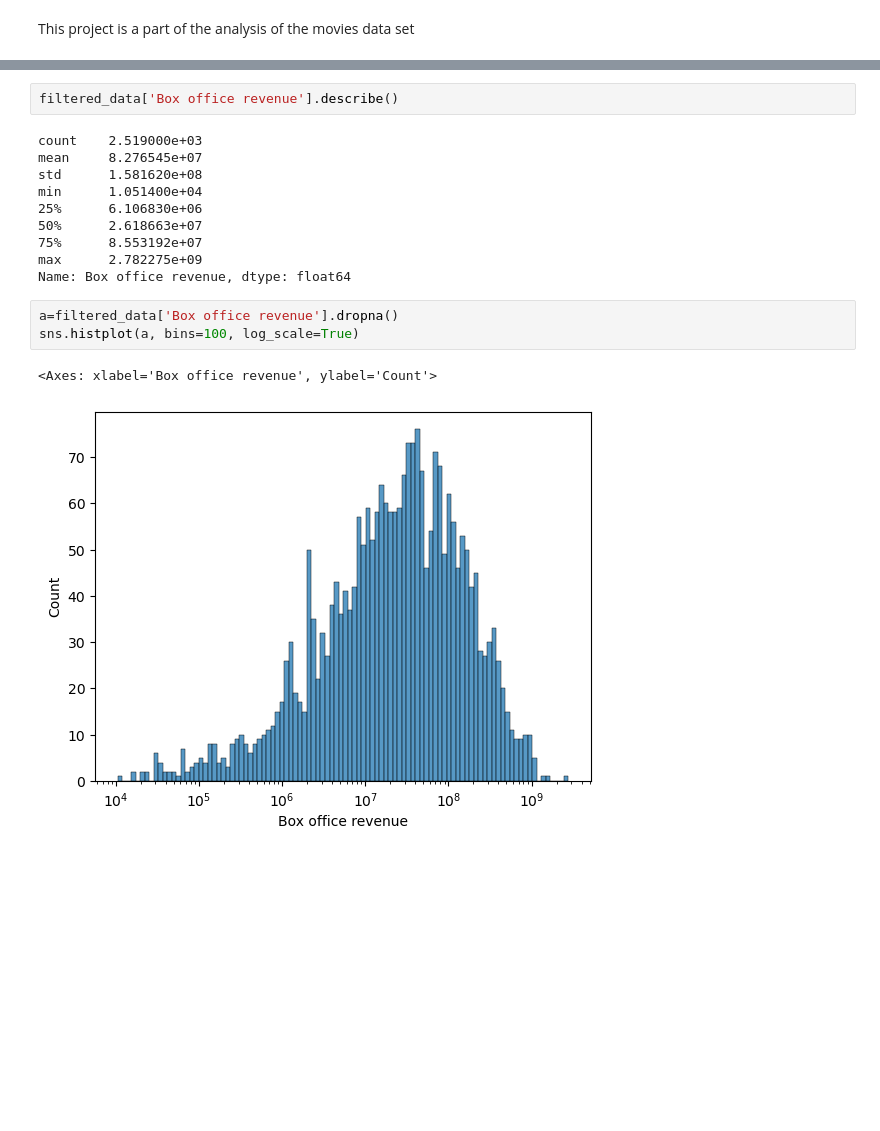
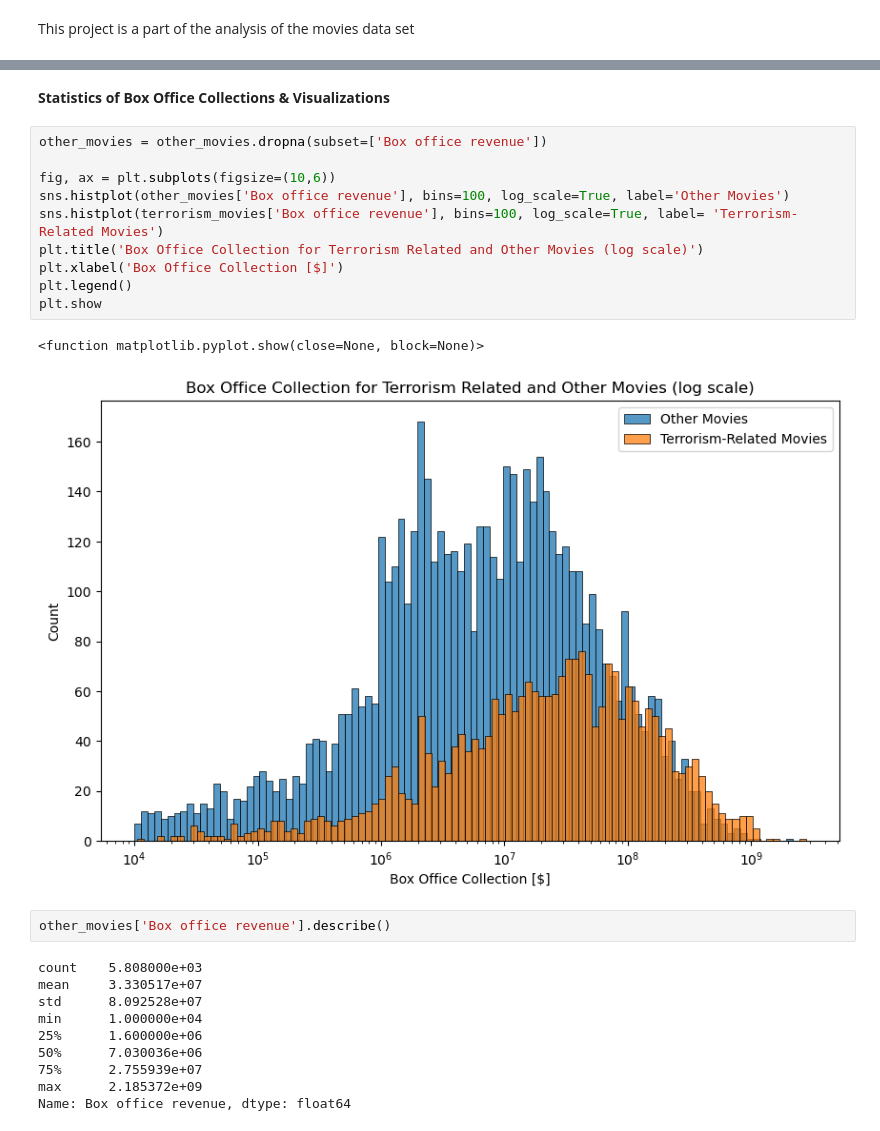
Before and after one commit to epfl-ada/ada-2023-project-boat2023, a Jupyter notebook: projectADA.ipynb, the cells around one changed output, grey strips where cells are left out. Drawn from its saved outputs; the diff is of its cells as text; blank space fills up the shorter version.

```diff
--- a/projectADA.ipynb
+++ b/projectADA.ipynb
@@ -96,18 +83,27 @@ plt.show()
+# %% [markdown]
+**Statistics of Box Office Collections & Visualizations**
+# %%
+other_movies = other_movies.dropna(subset=['Box office revenue'])
+
+fig, ax = plt.subplots(figsize=(10,6))
+sns.histplot(other_movies['Box office revenue'], bins=100, log_scale=True, label='Other Movies')
+sns.histplot(terrorism_movies['Box office revenue'], bins=100, log_scale=True, label= 'Terrorism-Related Movies')
+plt.title('Box Office Collection for Terrorism Related and Other Movies (log scale)')
+plt.xlabel('Box Office Collection [$]')
+plt.legend()
+plt.show
+# %% [output]
+<function matplotlib.pyplot.show(close=None, block=None)>
+[figure, added]
 # %%
-filtered_data['Box office revenue'].describe()
+other_movies['Box office revenue'].describe()
 # %% [output]
-count    2.519000e+03
-mean     8.276545e+07
-std      1.581620e+08
-min      1.051400e+04
-25%      6.106830e+06
-50%      2.618663e+07
-75%      8.553192e+07
-max      2.782275e+09
+count    5.808000e+03
+mean     3.330517e+07
+std      8.092528e+07
+min      1.000000e+04
+25%      1.600000e+06
+50%      7.030036e+06
+75%      2.755939e+07
+max      2.185372e+09
 Name: Box office revenue, dtype: float64
-# %%
-a=filtered_data['Box office revenue'].dropna()
-sns.histplot(a, bins=100, log_scale=True)
-# %% [output]
-<Axes: xlabel='Box office revenue', ylabel='Count'>
-[figure, removed]
```
Also changed, not shown: parts of 15 cells of this notebook.
